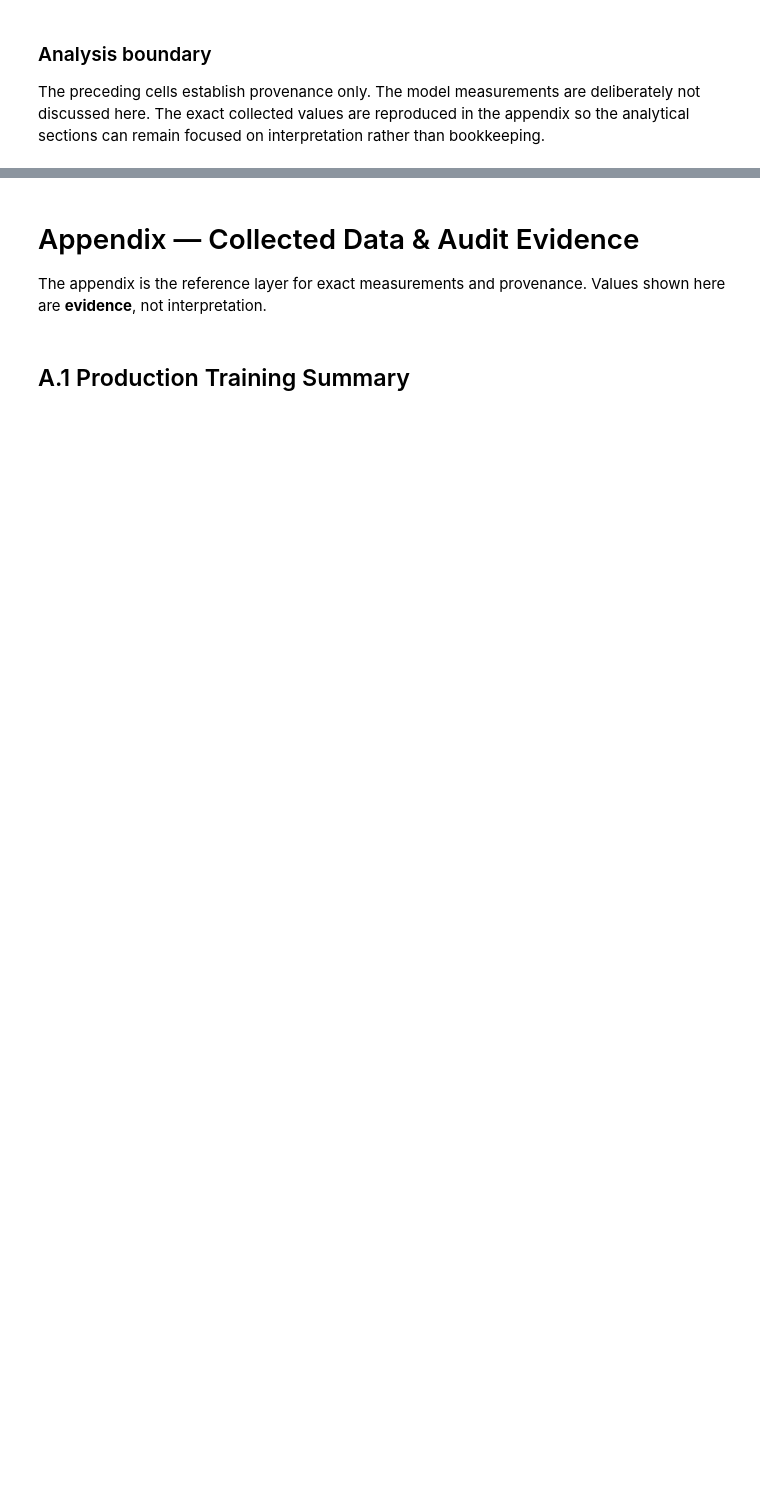
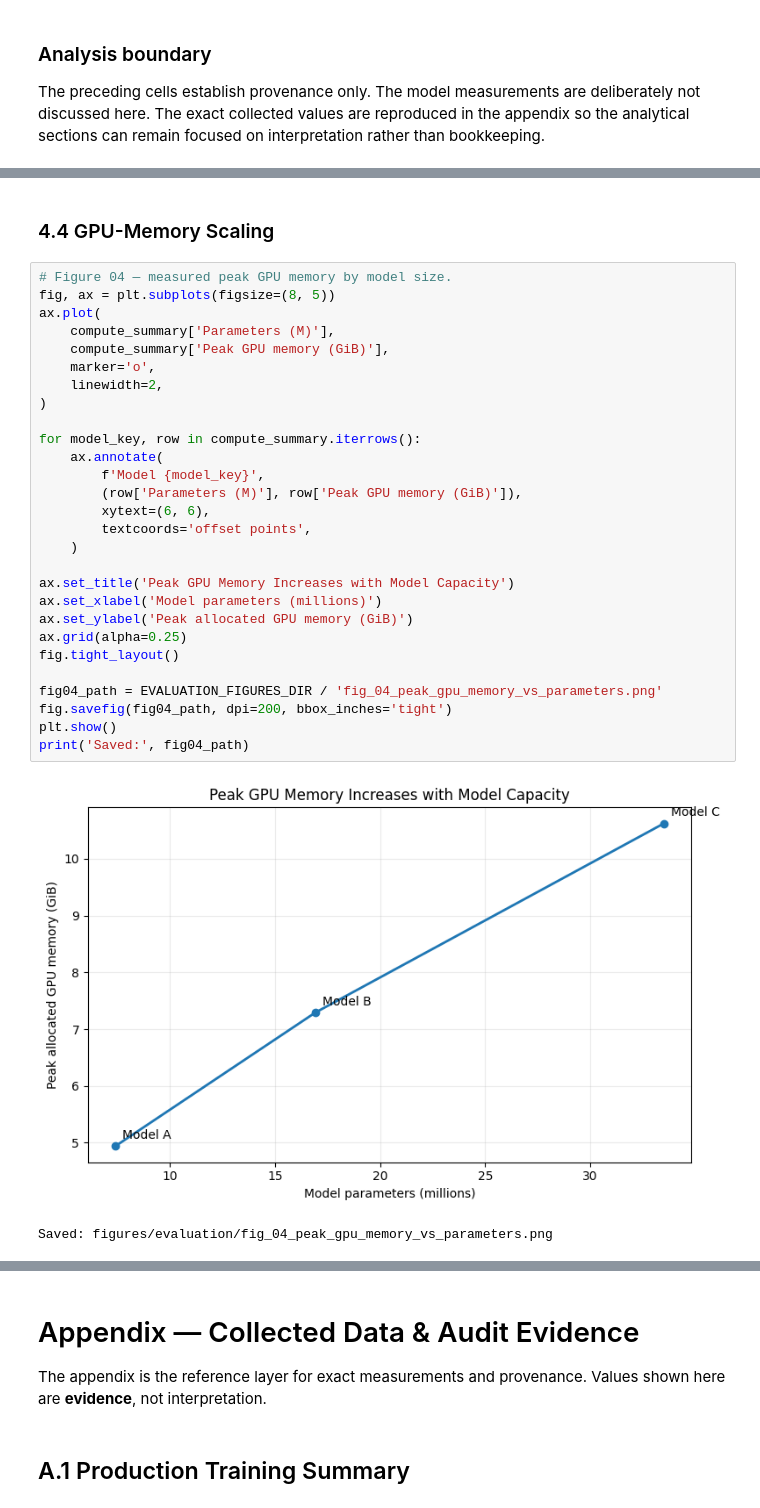
Before and after one commit to traderjohnd/foundation-model-from-scratch, a Jupyter notebook: notebooks/05_evaluation_&_scaling.ipynb, the cells around one changed output, grey strips where cells are left out. Saved outputs shown, nothing was run; the diff lists cells and outputs as text; blank space fills up the shorter version.

```diff
--- a/notebooks/05_evaluation_&_scaling.ipynb
+++ b/notebooks/05_evaluation_&_scaling.ipynb
@@ -148,0 +715,33 @@ _This section will consolidate the experimental answer, practical tradeoffs, lim
+# %% [markdown]
+### 4.4 GPU-Memory Scaling
+# %%
+# Figure 04 — measured peak GPU memory by model size.
+fig, ax = plt.subplots(figsize=(8, 5))
+ax.plot(
+    compute_summary['Parameters (M)'],
+    compute_summary['Peak GPU memory (GiB)'],
+    marker='o',
+    linewidth=2,
+)
+
+for model_key, row in compute_summary.iterrows():
+    ax.annotate(
+        f'Model {model_key}',
+        (row['Parameters (M)'], row['Peak GPU memory (GiB)']),
+        xytext=(6, 6),
+        textcoords='offset points',
+    )
+
+ax.set_title('Peak GPU Memory Increases with Model Capacity')
+ax.set_xlabel('Model parameters (millions)')
+ax.set_ylabel('Peak allocated GPU memory (GiB)')
+ax.grid(alpha=0.25)
+fig.tight_layout()
+
+fig04_path = EVALUATION_FIGURES_DIR / 'fig_04_peak_gpu_memory_vs_parameters.png'
+fig.savefig(fig04_path, dpi=200, bbox_inches='tight')
+plt.show()
+print('Saved:', fig04_path)
+# %% [output]
+[figure, added]
+Saved: figures/evaluation/fig_04_peak_gpu_memory_vs_parameters.png
```
Also changed, not shown: parts of 98 cells of this notebook.
